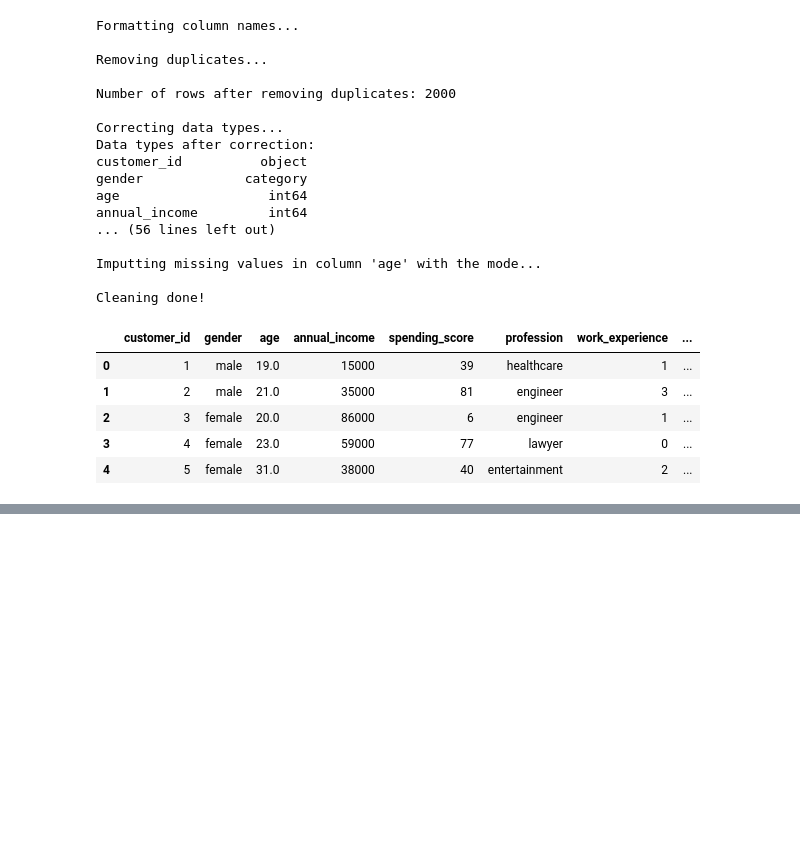
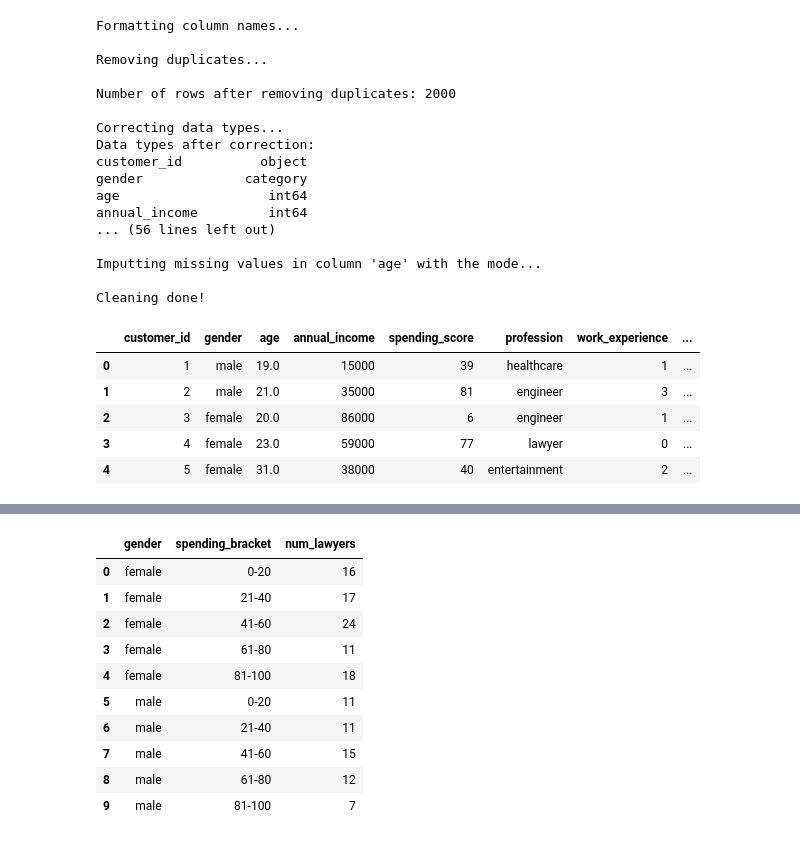
Before and after one commit to kimnegrette3/Python-SQL-Customer-Analysis, a Jupyter notebook: Customer_analysis_nb.ipynb, the cells around one changed output, grey strips where cells are left out. Saved outputs shown, nothing was run; the diff lists cells and outputs as text; code cells hidden in the pictures; blank space fills up the shorter version.

```diff
--- a/Customer_analysis_nb.ipynb
+++ b/Customer_analysis_nb.ipynb
@@ -204,0 +274,39 @@ Cleaning done!
+# %%
+"""3. Dibuja la distribución de abogados en función de su gasto anual (utiliza franjas de gasto)
+ y de su sexo."""
+
+query = """
+        SELECT
+            gender,
+            CASE
+                WHEN spending_score <= 20 THEN '0-20'
+                WHEN spending_score <= 40 THEN '21-40'
+                WHEN spending_score <= 60 THEN '41-60'
+                WHEN spending_score <= 80 THEN '61-80'
+                ELSE '81-100'
+            END as spending_bracket,
+            COUNT(*) as num_lawyers
+        FROM
+            customers_table
+        WHERE
+            profession = 'lawyer'
+        GROUP BY
+            gender, spending_bracket
+        ORDER BY
+            gender, spending_bracket;
+"""
+
+resultado = pd.read_sql_query(query, conn)
+resultado
+# %% [output]
+|  | gender | spending_bracket | num_lawyers |
+| 0 | female | 0-20 | 16 |
+| 1 | female | 21-40 | 17 |
+| 2 | female | 41-60 | 24 |
+| 3 | female | 61-80 | 11 |
+| 4 | female | 81-100 | 18 |
+| 5 | male | 0-20 | 11 |
+| 6 | male | 21-40 | 11 |
+| 7 | male | 41-60 | 15 |
+| 8 | male | 61-80 | 12 |
+| 9 | male | 81-100 | 7 |
```
Also changed, not shown: parts of 11 cells of this notebook, 2 other files.
